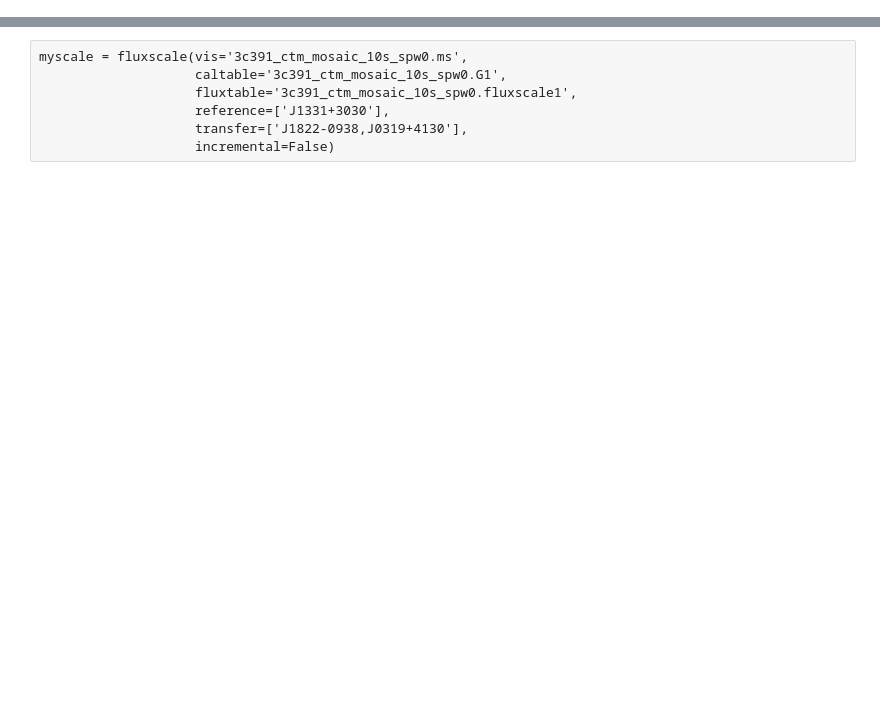
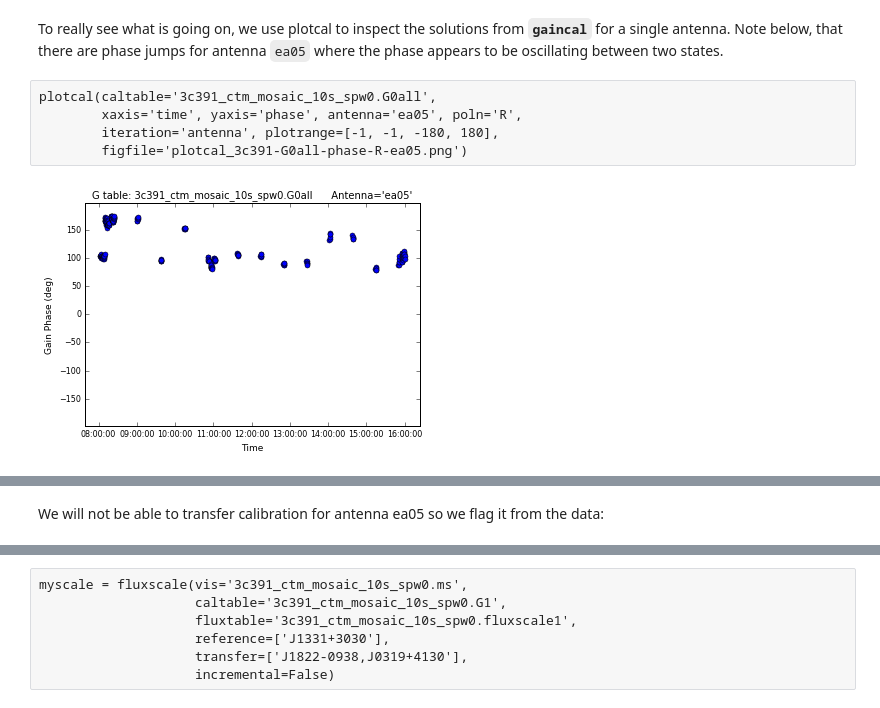
Before and after one commit to aardk/jupyter-casa, a Jupyter notebook: examples/vla-cont-tutorial.ipynb, the cells around one changed output, grey strips where cells are left out. Drawn from its saved outputs; the diff is of its cells as text; blank space fills up the shorter version.

```diff
--- a/examples/vla-cont-tutorial.ipynb
+++ b/examples/vla-cont-tutorial.ipynb
@@ -392,0 +185,9 @@ plotcal(caltable='3c391_ctm_mosaic_10s_spw0.X1',xaxis='chan',yaxis='phase',
+# %% [markdown]
+To really see what is going on, we use plotcal to inspect the solutions from **`gaincal`** for a single antenna. Note below, that there are phase jumps for antenna `ea05` where the phase appears to be oscillating between two states.
+# %%
+plotcal(caltable='3c391_ctm_mosaic_10s_spw0.G0all',
+        xaxis='time', yaxis='phase', antenna='ea05', poln='R',
+        iteration='antenna', plotrange=[-1, -1, -180, 180],
+        figfile='plotcal_3c391-G0all-phase-R-ea05.png')
+# %% [output]
+[figure, added]
@@ -392,0 +195,2 @@ plotcal(caltable='3c391_ctm_mosaic_10s_spw0.X1',xaxis='chan',yaxis='phase',
+# %% [markdown]
+We will not be able to transfer calibration for antenna ea05 so we flag it from the data:
```
Also changed, not shown: parts of 162 cells of this notebook.
